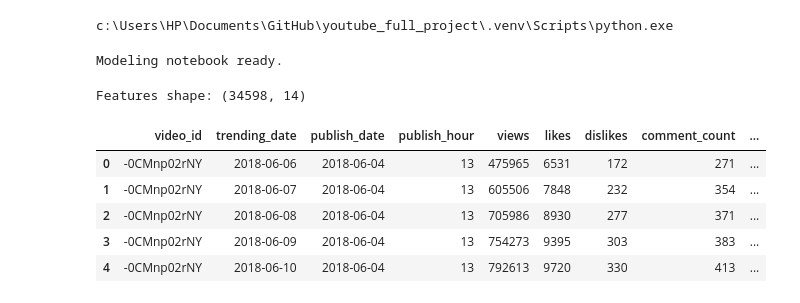
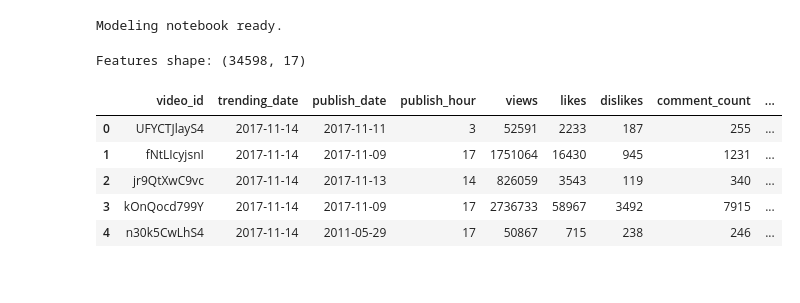
Before and after one commit to kaantanidir/YouTube-Trending-Google-Trends-Viral-Prediction_fullproj, a Jupyter notebook: notebooks/03_modeling.ipynb, the cells around one changed output. Cells and saved outputs as stored; diff of their text form; code cells hidden in the pictures.

```diff
--- a/notebooks/03_modeling.ipynb
+++ b/notebooks/03_modeling.ipynb
@@ -1,5 +0,0 @@
-# %%
-import sys
-print(sys.executable)
-# %% [output]
-c:\Users\HP\Documents\GitHub\youtube_full_project\.venv\Scripts\python.exe
@@ -25,17 +23,21 @@ from sklearn.model_selection import train_test_split
 # %% [output]
 Modeling notebook ready.
 # %%
-# Load processed features (with Google Trends)
+# İşlenecek final feature set'i (Trends ile birleştirilmiş)
 features_path = "../data/processed/features_with_trends.csv"
-df = pd.read_csv(features_path, parse_dates=["trending_date", "publish_date"])
+
+df = pd.read_csv(
+    features_path,
+    parse_dates=["trending_date", "publish_date"],
+)
 
 print("Features shape:", df.shape)
 df.head()
 # %% [output]
-Features shape: (34598, 14)
+Features shape: (34598, 17)
 |  | video_id | trending_date | publish_date | publish_hour | views | likes | dislikes | comment_count | ... |
-| 0 | -0CMnp02rNY | 2018-06-06 | 2018-06-04 | 13 | 475965 | 6531 | 172 | 271 | ... |
-| 1 | -0CMnp02rNY | 2018-06-07 | 2018-06-04 | 13 | 605506 | 7848 | 232 | 354 | ... |
-| 2 | -0CMnp02rNY | 2018-06-08 | 2018-06-04 | 13 | 705986 | 8930 | 277 | 371 | ... |
-| 3 | -0CMnp02rNY | 2018-06-09 | 2018-06-04 | 13 | 754273 | 9395 | 303 | 383 | ... |
-| 4 | -0CMnp02rNY | 2018-06-10 | 2018-06-04 | 13 | 792613 | 9720 | 330 | 413 | ... |
+| 0 | UFYCTJlayS4 | 2017-11-14 | 2017-11-11 | 3 | 52591 | 2233 | 187 | 255 | ... |
+| 1 | fNtLIcyjsnI | 2017-11-14 | 2017-11-09 | 17 | 1751064 | 16430 | 945 | 1231 | ... |
+| 2 | jr9QtXwC9vc | 2017-11-14 | 2017-11-13 | 14 | 826059 | 3543 | 119 | 340 | ... |
+| 3 | kOnQocd799Y | 2017-11-14 | 2017-11-09 | 17 | 2736733 | 58967 | 3492 | 7915 | ... |
+| 4 | n30k5CwLhS4 | 2017-11-14 | 2011-05-29 | 17 | 50867 | 715 | 238 | 246 | ... |
```
Also changed, not shown: parts of 12 cells of this notebook.
